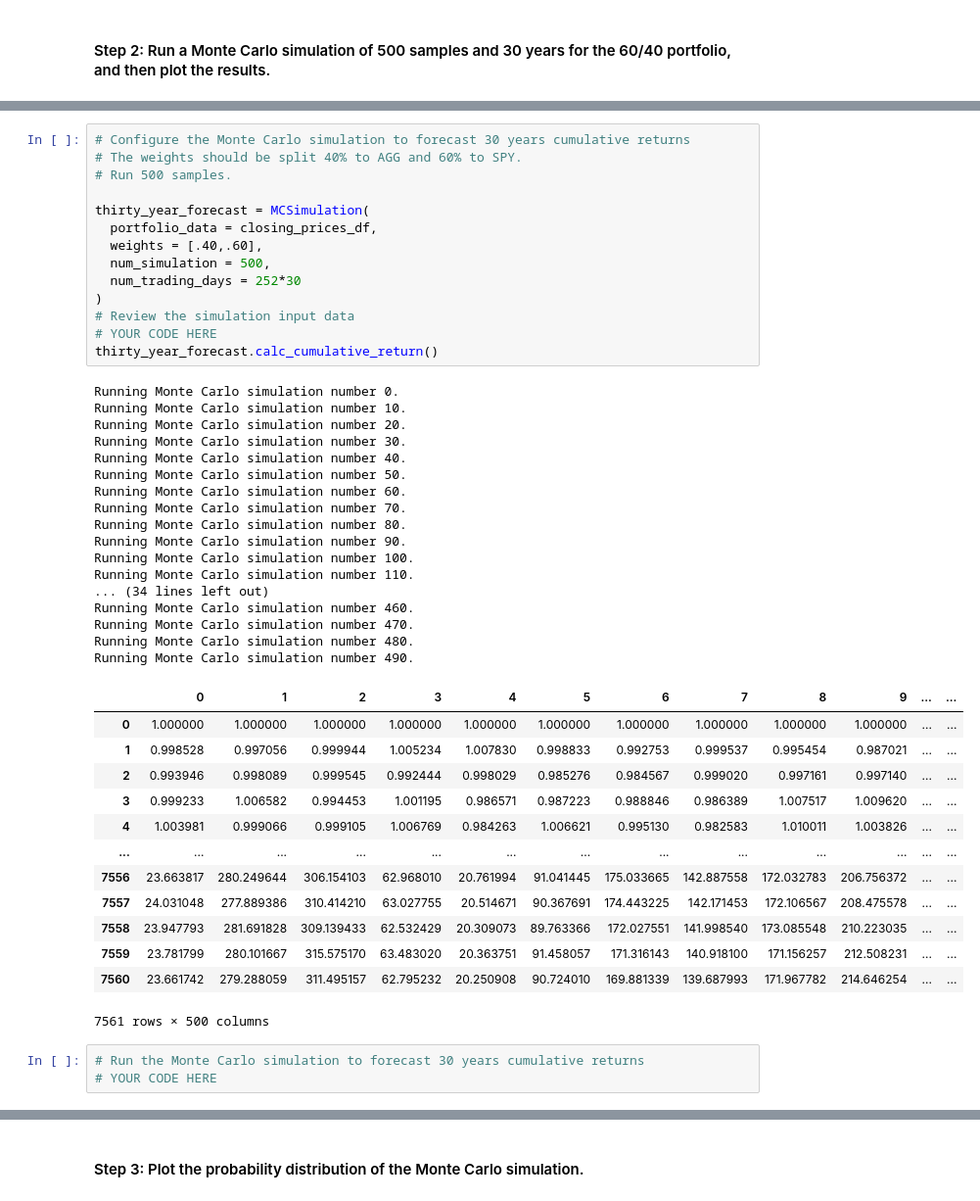
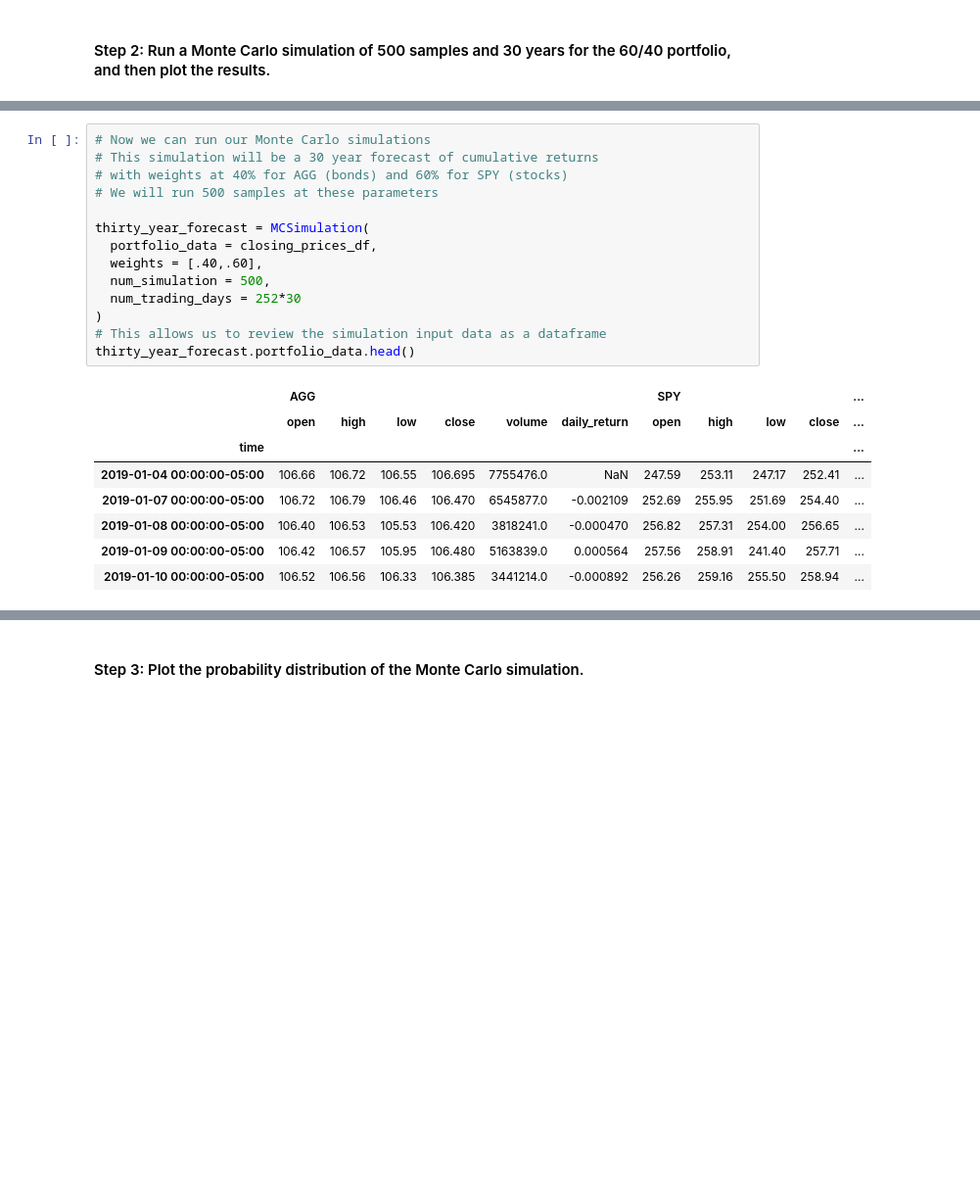
Before and after one commit to EmilyBertani/Challenge_5, a Jupyter notebook: financial_planning_tools.ipynb, the cells around one changed output, grey strips where cells are left out. Shown: that part at 98% size. Cells and saved outputs as stored; diff of their text form; blank space fills up the shorter version.

```diff
--- a/financial_planning_tools.ipynb
+++ b/financial_planning_tools.ipynb
@@ -478,48 +456,23 @@ Subclasses:
 # %%
-# Configure the Monte Carlo simulation to forecast 30 years cumulative returns
-# The weights should be split 40% to AGG and 60% to SPY.
-# Run 500 samples.
+# Now we can run our Monte Carlo simulations
+# This simulation will be a 30 year forecast of cumulative returns
+# with weights at 40% for AGG (bonds) and 60% for SPY (stocks)
+# We will run 500 samples at these parameters
 
 thirty_year_forecast = MCSimulation(
   portfolio_data = closing_prices_df,
   weights = [.40,.60],
   num_simulation = 500,
   num_trading_days = 252*30
 )
-# Review the simulation input data
-# YOUR CODE HERE
-thirty_year_forecast.calc_cumulative_return()
+# This allows us to review the simulation input data as a dataframe
+thirty_year_forecast.portfolio_data.head()
 # %% [output]
-Running Monte Carlo simulation number 0.
-Running Monte Carlo simulation number 10.
-Running Monte Carlo simulation number 20.
-Running Monte Carlo simulation number 30.
-Running Monte Carlo simulation number 40.
-Running Monte Carlo simulation number 50.
-Running Monte Carlo simulation number 60.
-Running Monte Carlo simulation number 70.
-Running Monte Carlo simulation number 80.
-Running Monte Carlo simulation number 90.
-Running Monte Carlo simulation number 100.
-Running Monte Carlo simulation number 110.
-... (34 lines left out)
-Running Monte Carlo simulation number 460.
-Running Monte Carlo simulation number 470.
-Running Monte Carlo simulation number 480.
-Running Monte Carlo simulation number 490.
-|  | 0 | 1 | 2 | 3 | 4 | 5 | 6 | 7 | 8 | 9 | ... | ... |
-| 0 | 1.000000 | 1.000000 | 1.000000 | 1.000000 | 1.000000 | 1.000000 | 1.000000 | 1.000000 | 1.000000 | 1.000000 | ... | ... |
-| 1 | 0.998528 | 0.997056 | 0.999944 | 1.005234 | 1.007830 | 0.998833 | 0.992753 | 0.999537 | 0.995454 | 0.987021 | ... | ... |
-| 2 | 0.993946 | 0.998089 | 0.999545 | 0.992444 | 0.998029 | 0.985276 | 0.984567 | 0.999020 | 0.997161 | 0.997140 | ... | ... |
-| 3 | 0.999233 | 1.006582 | 0.994453 | 1.001195 | 0.986571 | 0.987223 | 0.988846 | 0.986389 | 1.007517 | 1.009620 | ... | ... |
-| 4 | 1.003981 | 0.999066 | 0.999105 | 1.006769 | 0.984263 | 1.006621 | 0.995130 | 0.982583 | 1.010011 | 1.003826 | ... | ... |
-| ... | ... | ... | ... | ... | ... | ... | ... | ... | ... | ... | ... | ... |
-| 7556 | 23.663817 | 280.249644 | 306.154103 | 62.968010 | 20.761994 | 91.041445 | 175.033665 | 142.887558 | 172.032783 | 206.756372 | ... | ... |
-| 7557 | 24.031048 | 277.889386 | 310.414210 | 63.027755 | 20.514671 | 90.367691 | 174.443225 | 142.171453 | 172.106567 | 208.475578 | ... | ... |
-| 7558 | 23.947793 | 281.691828 | 309.139433 | 62.532429 | 20.309073 | 89.763366 | 172.027551 | 141.998540 | 173.085548 | 210.223035 | ... | ... |
-| 7559 | 23.781799 | 280.101667 | 315.575170 | 63.483020 | 20.363751 | 91.458057 | 171.316143 | 140.918100 | 171.156257 | 212.508231 | ... | ... |
-| 7560 | 23.661742 | 279.288059 | 311.495157 | 62.795232 | 20.250908 | 90.724010 | 169.881339 | 139.687993 | 171.967782 | 214.646254 | ... | ... |
+|  | AGG |  |  |  |  |  | SPY |  |  |  | ... |
+|  | open | high | low | close | volume | daily_return | open | high | low | close | ... |
+| time |  |  |  |  |  |  |  |  |  |  | ... |
+| 2019-01-04 00:00:00-05:00 | 106.66 | 106.72 | 106.55 | 106.695 | 7755476.0 | NaN | 247.59 | 253.11 | 247.17 | 252.41 | ... |
+| 2019-01-07 00:00:00-05:00 | 106.72 | 106.79 | 106.46 | 106.470 | 6545877.0 | -0.002109 | 252.69 | 255.95 | 251.69 | 254.40 | ... |
+| 2019-01-08 00:00:00-05:00 | 106.40 | 106.53 | 105.53 | 106.420 | 3818241.0 | -0.000470 | 256.82 | 257.31 | 254.00 | 256.65 | ... |
+| 2019-01-09 00:00:00-05:00 | 106.42 | 106.57 | 105.95 | 106.480 | 5163839.0 | 0.000564 | 257.56 | 258.91 | 241.40 | 257.71 | ... |
+| 2019-01-10 00:00:00-05:00 | 106.52 | 106.56 | 106.33 | 106.385 | 3441214.0 | -0.000892 | 256.26 | 259.16 | 255.50 | 258.94 | ... |
-7561 rows × 500 columns
-# %%
-# Run the Monte Carlo simulation to forecast 30 years cumulative returns
-# YOUR CODE HERE
```
Also changed, not shown: parts of 31 cells of this notebook.
